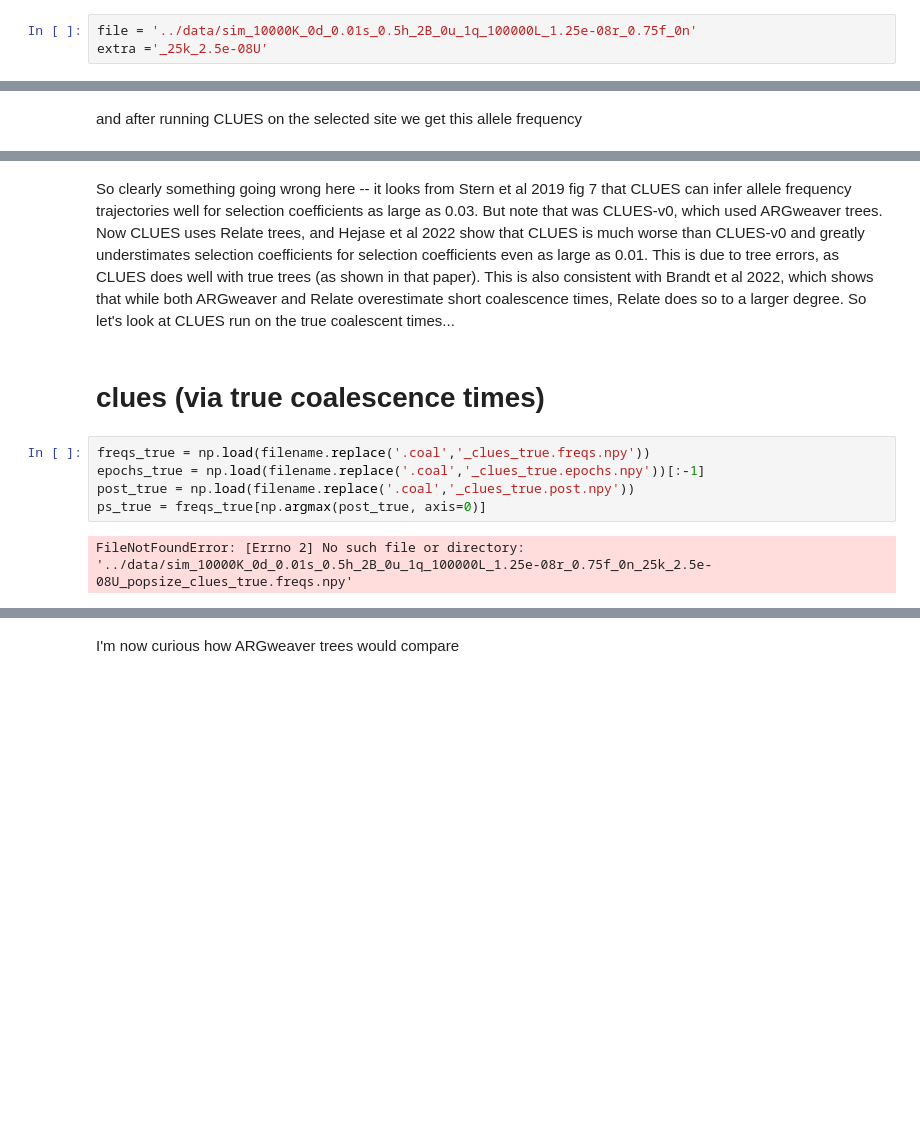
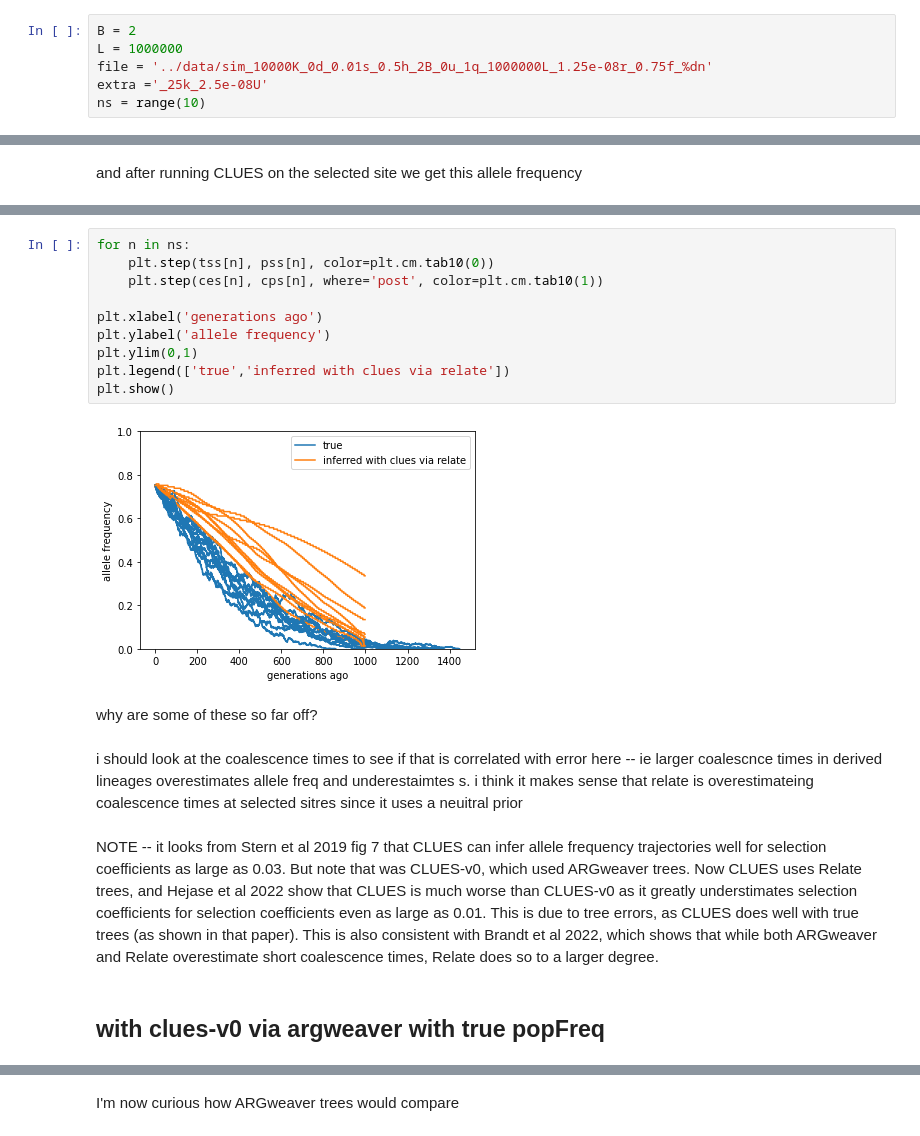
Before and after one commit to mmosmond/treescue, a Jupyter notebook: notebooks/plots.ipynb, the cells around one changed output, grey strips where cells are left out. Saved outputs shown, nothing was run; the diff lists cells and outputs as text; blank space fills up the shorter version.

```diff
--- a/notebooks/plots.ipynb
+++ b/notebooks/plots.ipynb
@@ -6,3 +7,6 @@ import h5py
 # %%
-file = '../data/sim_10000K_0d_0.01s_0.5h_2B_0u_1q_100000L_1.25e-08r_0.75f_0n'
+B = 2
+L = 1000000
+file = '../data/sim_10000K_0d_0.01s_0.5h_2B_0u_1q_1000000L_1.25e-08r_0.75f_%dn'
 extra ='_25k_2.5e-08U'
+ns = range(10)
@@ -57,11 +132,20 @@ plt.show()
+# %%
+for n in ns:
+    plt.step(tss[n], pss[n], color=plt.cm.tab10(0))
+    plt.step(ces[n], cps[n], where='post', color=plt.cm.tab10(1))
+
+plt.xlabel('generations ago')
+plt.ylabel('allele frequency')
+plt.ylim(0,1)
+plt.legend(['true','inferred with clues via relate'])
+plt.show()
+# %% [output]
+[figure, added]
+# %% [markdown]
+why are some of these so far off?
+# %% [markdown]
+i should look at the coalescence times to see if that is correlated with error here -- ie larger coalescnce times in derived lineages overestimates allele freq and underestaimtes s. i think it makes sense that relate is overestimateing coalescence times at selected sitres since it uses a neuitral prior
 # %% [markdown]
-So clearly something going wrong here -- it looks from Stern et al 2019 fig 7 that CLUES can infer allele frequency trajectories well for selection coefficients as large as 0.03. But note that was CLUES-v0, which used ARGweaver trees. Now CLUES uses Relate trees, and Hejase et al 2022 show that CLUES is much worse than CLUES-v0 and greatly understimates selection coefficients for selection coefficients even as large as 0.01. This is due to tree errors, as CLUES does well with true trees (as shown in that paper). This is also consistent with Brandt et al 2022, which shows that while both ARGweaver and Relate overestimate short coalescence times, Relate does so to a larger degree. So let's look at CLUES run on the true coalescent times...
+NOTE -- it looks from Stern et al 2019 fig 7 that CLUES can infer allele frequency trajectories well for selection coefficients as large as 0.03. But note that was CLUES-v0, which used ARGweaver trees. Now CLUES uses Relate trees, and Hejase et al 2022 show that CLUES is much worse than CLUES-v0 as it greatly understimates selection coefficients for selection coefficients even as large as 0.01. This is due to tree errors, as CLUES does well with true trees (as shown in that paper). This is also consistent with Brandt et al 2022, which shows that while both ARGweaver and Relate overestimate short coalescence times, Relate does so to a larger degree.
 # %% [markdown]
-# clues (via true coalescence times)
+## with clues-v0 via argweaver with true popFreq
-# %%
-freqs_true = np.load(filename.replace('.coal','_clues_true.freqs.npy'))
-epochs_true = np.load(filename.replace('.coal','_clues_true.epochs.npy'))[:-1]
-post_true = np.load(filename.replace('.coal','_clues_true.post.npy'))
-ps_true = freqs_true[np.argmax(post_true, axis=0)]
-# %% [output]
-FileNotFoundError: [Errno 2] No such file or directory: '../data/sim_10000K_0d_0.01s_0.5h_2B_0u_1q_100000L_1.25e-08r_0.75f_0n_25k_2.5e-08U_popsize_clues_true.freqs.npy'
```
Also changed, not shown: parts of 41 cells of this notebook, 4 other files.
